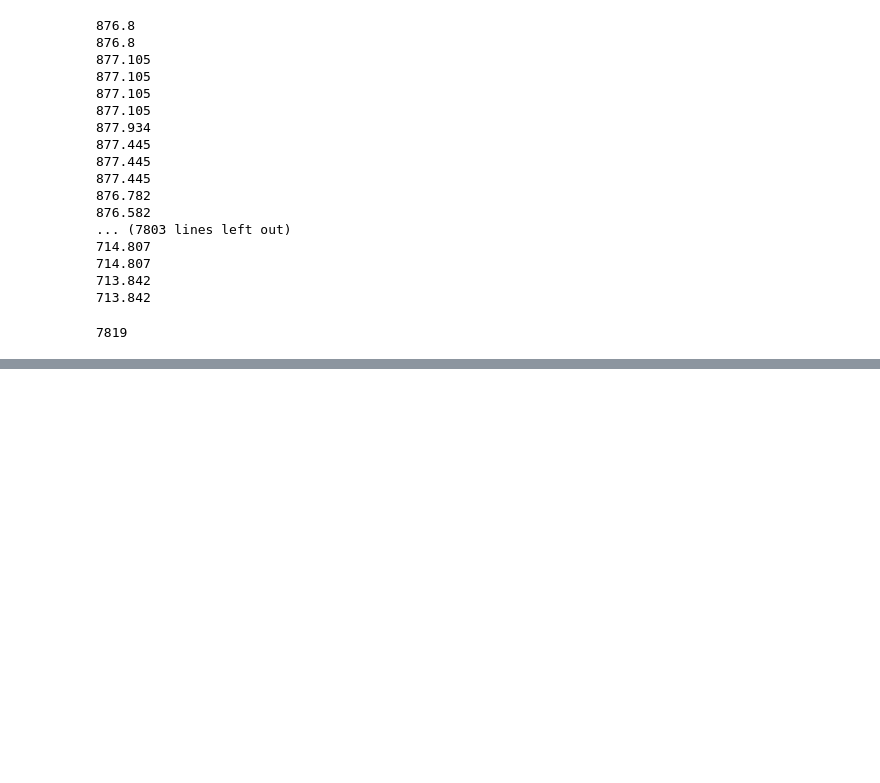
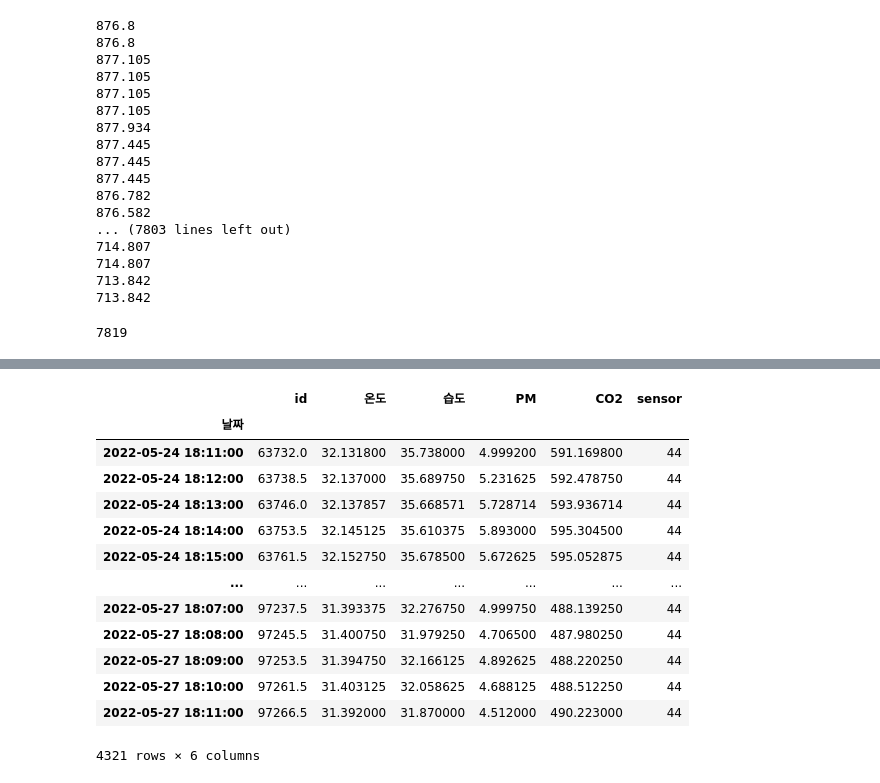
Before and after one commit to ByeonggeonGo/hvac_app, a Jupyter notebook: python_server/TapoP100/db_test_2.ipynb, the cells around one changed output, grey strips where cells are left out. Drawn from its saved outputs; the diff is of its cells as text; code cells hidden in the pictures; blank space fills up the shorter version.

```diff
--- a/python_server/TapoP100/db_test_2.ipynb
+++ b/python_server/TapoP100/db_test_2.ipynb
@@ -92,0 +218,17 @@ len(df.CO2.values)
+# %%
+data_list[0]
+# %% [output]
+|  | id | 온도 | 습도 | PM | CO2 | sensor |
+| 날짜 |  |  |  |  |  |  |
+| 2022-05-24 18:11:00 | 63732.0 | 32.131800 | 35.738000 | 4.999200 | 591.169800 | 44 |
+| 2022-05-24 18:12:00 | 63738.5 | 32.137000 | 35.689750 | 5.231625 | 592.478750 | 44 |
+| 2022-05-24 18:13:00 | 63746.0 | 32.137857 | 35.668571 | 5.728714 | 593.936714 | 44 |
+| 2022-05-24 18:14:00 | 63753.5 | 32.145125 | 35.610375 | 5.893000 | 595.304500 | 44 |
+| 2022-05-24 18:15:00 | 63761.5 | 32.152750 | 35.678500 | 5.672625 | 595.052875 | 44 |
+| ... | ... | ... | ... | ... | ... | ... |
+| 2022-05-27 18:07:00 | 97237.5 | 31.393375 | 32.276750 | 4.999750 | 488.139250 | 44 |
+| 2022-05-27 18:08:00 | 97245.5 | 31.400750 | 31.979250 | 4.706500 | 487.980250 | 44 |
+| 2022-05-27 18:09:00 | 97253.5 | 31.394750 | 32.166125 | 4.892625 | 488.220250 | 44 |
+| 2022-05-27 18:10:00 | 97261.5 | 31.403125 | 32.058625 | 4.688125 | 488.512250 | 44 |
+| 2022-05-27 18:11:00 | 97266.5 | 31.392000 | 31.870000 | 4.512000 | 490.223000 | 44 |
+4321 rows × 6 columns
```
Also changed, not shown: parts of 22 cells of this notebook, 6 other files.
